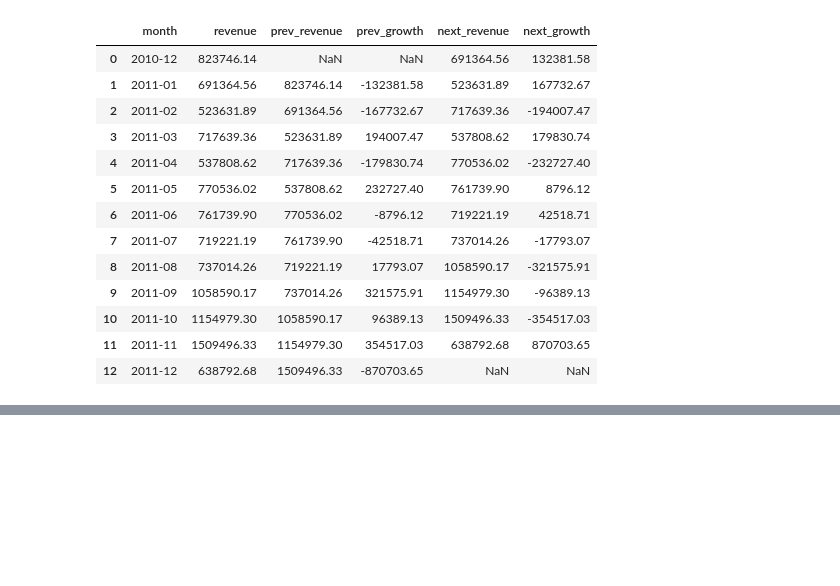
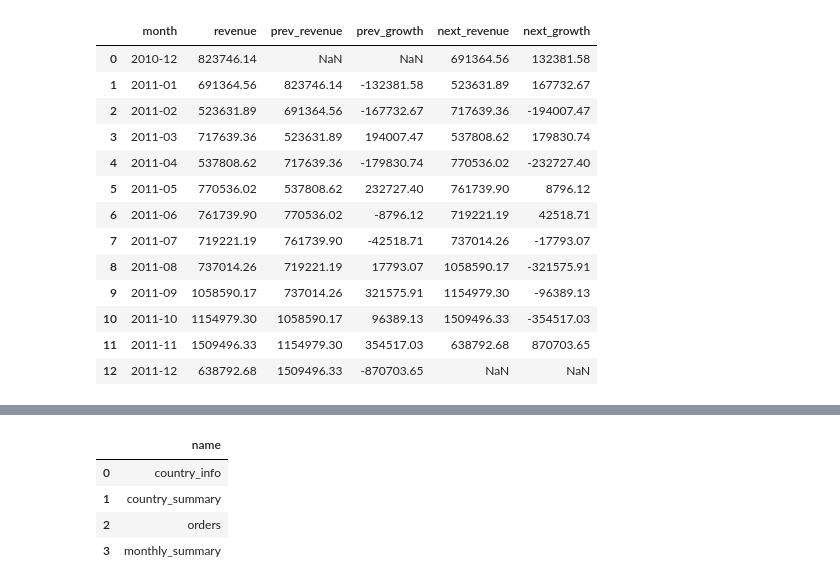
Before and after one commit to Danammadhunika/ml-journey, a Jupyter notebook: project_03_ecommerce_sql/notebooks/ecommerce_sql_analysis.ipynb, the cells around one changed output, grey strips where cells are left out. Cells and saved outputs as stored; diff of their text form; code cells hidden in the pictures; blank space fills up the shorter version.

```diff
--- a/project_03_ecommerce_sql/notebooks/ecommerce_sql_analysis.ipynb
+++ b/project_03_ecommerce_sql/notebooks/ecommerce_sql_analysis.ipynb
@@ -2458,0 +2545,32 @@ result_q4
+# %%
+# ============================================
+# DAY 18 TASK 3 — sqlite_master Check
+# Verify all tables exist in database
+# ============================================
+
+# sqlite_master = hidden directory table
+# Every SQLite database has this automatically!
+# Shows ALL objects in your database
+# WHERE type='table' → show tables only!
+
+# Think of it like:
+# Database  = a library
+# sqlite_master = the library catalog!
+
+# Your database now has 4 tables:
+# country_info     → created Day 8 manually
+# orders           → created Day 1 from CSV
+# country_summary  → created today from Python!
+# monthly_summary  → created today from Python!
+
+pd.read_sql_query("""
+SELECT name
+FROM sqlite_master
+WHERE type='table'
+""", conn)
+# %% [output]
+|  | name |
+| 0 | country_info |
+| 1 | country_summary |
+| 2 | orders |
+| 3 | monthly_summary |
```
Also changed, not shown: parts of 22 cells of this notebook, 2 other files.
